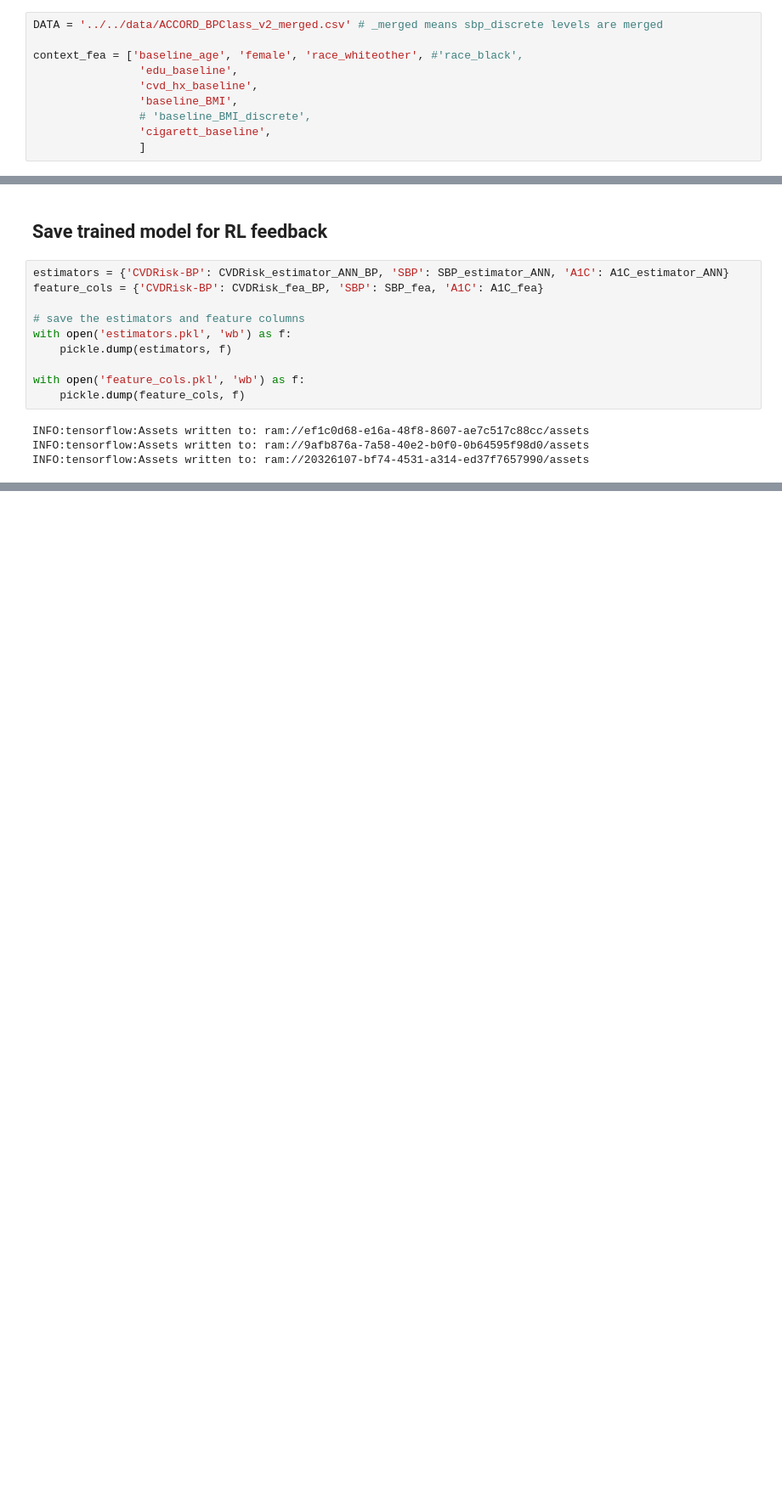
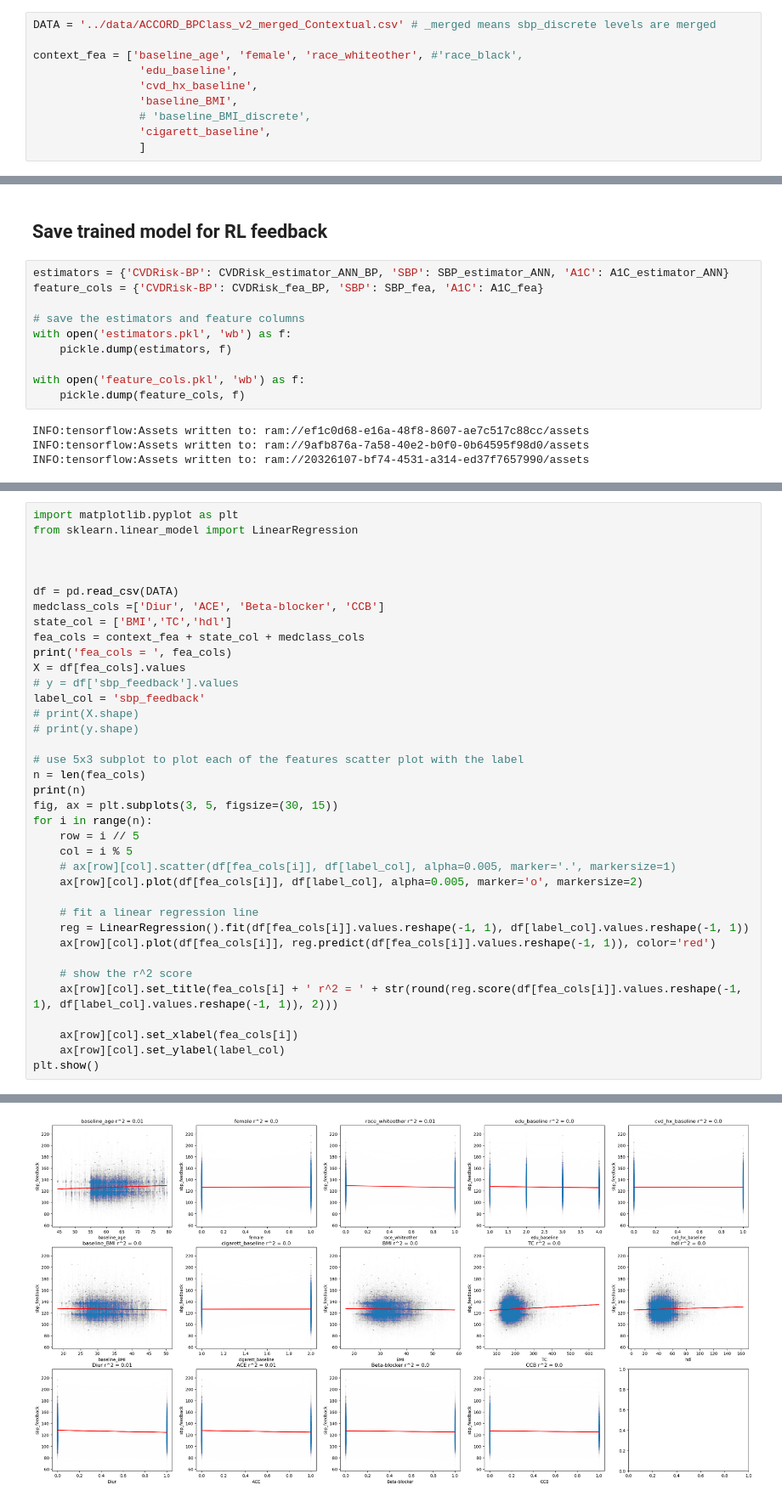
Before and after one commit to tian1327/Accord-RL, a Jupyter notebook: Contextual/train_feedback_estimators_v2.ipynb, the cells around one changed output, grey strips where cells are left out. Shown at 85% size. Saved outputs shown, nothing was run; the diff lists cells and outputs as text; blank space fills up the shorter version.

Commit message:
check SBP linear regression, no correlation

```diff
--- a/Contextual/train_feedback_estimators_v2.ipynb
+++ b/Contextual/train_feedback_estimators_v2.ipynb
@@ -22,5 +20,5 @@ To enable them in other operations, rebuild TensorFlow with the appropriate comp
 # %%
-DATA = '../../data/ACCORD_BPClass_v2_merged.csv' # _merged means sbp_discrete levels are merged
+DATA = '../data/ACCORD_BPClass_v2_merged_Contextual.csv' # _merged means sbp_discrete levels are merged
 
 context_fea = ['baseline_age', 'female', 'race_whiteother', #'race_black',
                 'edu_baseline',
@@ -564,0 +602,38 @@ INFO:tensorflow:Assets written to: ram://20326107-bf74-4531-a314-ed37f7657990/as
+# %%
+import matplotlib.pyplot as plt
+from sklearn.linear_model import LinearRegression
+
+
+
+df = pd.read_csv(DATA)
+medclass_cols =['Diur', 'ACE', 'Beta-blocker', 'CCB']
+state_col = ['BMI','TC','hdl']
+fea_cols = context_fea + state_col + medclass_cols
+print('fea_cols = ', fea_cols)
+X = df[fea_cols].values
+# y = df['sbp_feedback'].values
+label_col = 'sbp_feedback'
+# print(X.shape)
+# print(y.shape)
+
+# use 5x3 subplot to plot each of the features scatter plot with the label
+n = len(fea_cols)
+print(n)
+fig, ax = plt.subplots(3, 5, figsize=(30, 15))
+for i in range(n):
+    row = i // 5
+    col = i % 5
+    # ax[row][col].scatter(df[fea_cols[i]], df[label_col], alpha=0.005, marker='.', markersize=1)
+    ax[row][col].plot(df[fea_cols[i]], df[label_col], alpha=0.005, marker='o', markersize=2)
+
+    # fit a linear regression line
+    reg = LinearRegression().fit(df[fea_cols[i]].values.reshape(-1, 1), df[label_col].values.reshape(-1, 1))
+    ax[row][col].plot(df[fea_cols[i]], reg.predict(df[fea_cols[i]].values.reshape(-1, 1)), color='red')
+
+    # show the r^2 score
+    ax[row][col].set_title(fea_cols[i] + ' r^2 = ' + str(round(reg.score(df[fea_cols[i]].values.reshape(-1, 1), df[label_col].values.reshape(-1, 1)), 2)))
+
+    ax[row][col].set_xlabel(fea_cols[i])
+    ax[row][col].set_ylabel(label_col)
+plt.show()
+# %% [output]
@@ -564,0 +642 @@ INFO:tensorflow:Assets written to: ram://20326107-bf74-4531-a314-ed37f7657990/as
+[figure, added]
```
Also changed, not shown: parts of 16 cells of this notebook.
